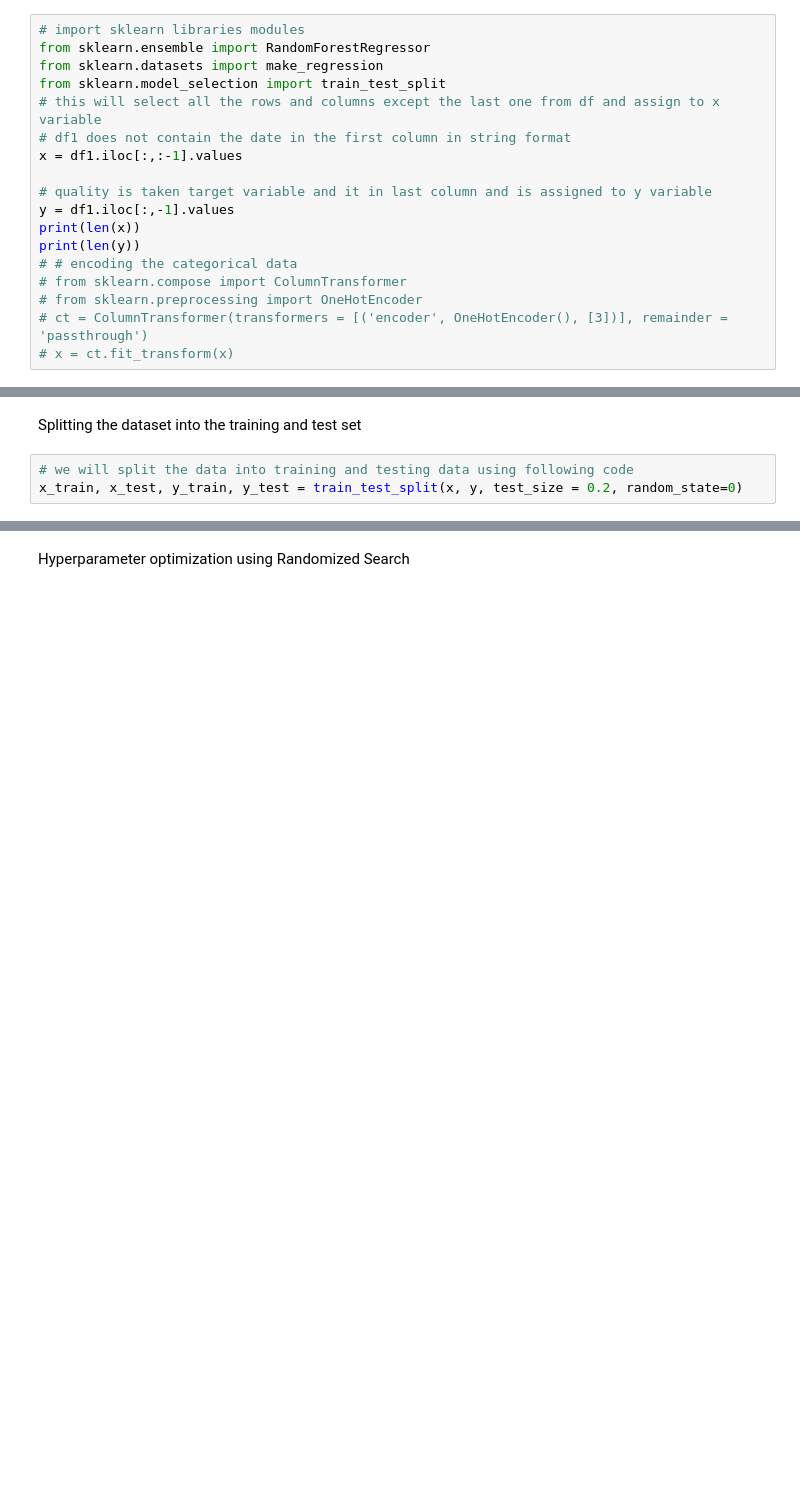
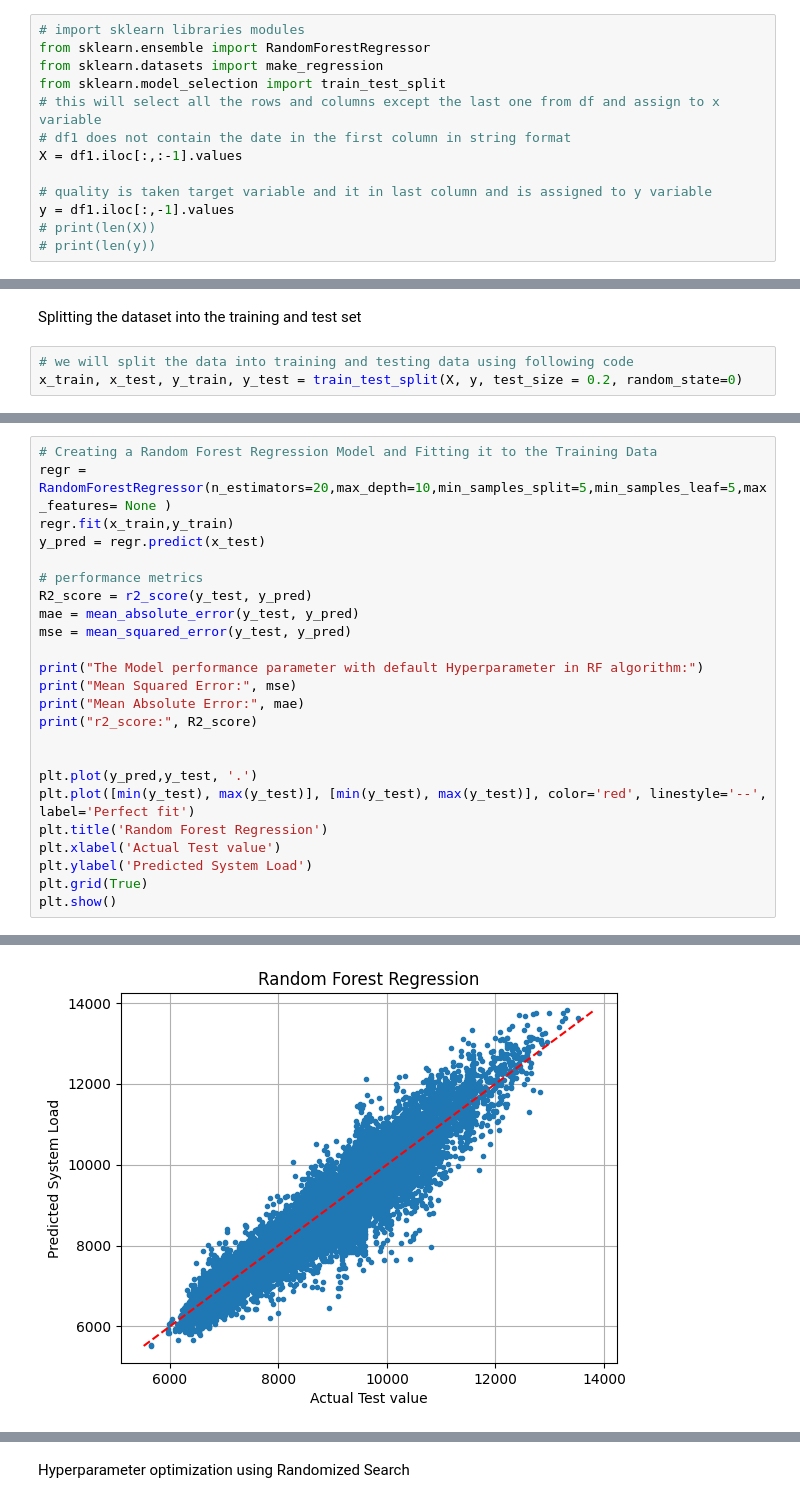
Before and after one commit to COSC5557/hyperparameter-optimization-Sanjeeb-PL, a Jupyter notebook: RandomForest.ipynb, the cells around one changed output, grey strips where cells are left out. Cells and saved outputs as stored; diff of their text form; blank space fills up the shorter version.

Commit message:
code and report updated for NN, RF for Random search and Bayesian Optimi

```diff
--- a/RandomForest.ipynb
+++ b/RandomForest.ipynb
@@ -69,14 +74,9 @@ from sklearn.datasets import make_regression
 from sklearn.model_selection import train_test_split
 # this will select all the rows and columns except the last one from df and assign to x variable
 # df1 does not contain the date in the first column in string format
-x = df1.iloc[:,:-1].values
+X = df1.iloc[:,:-1].values
 
 # quality is taken target variable and it in last column and is assigned to y variable
 y = df1.iloc[:,-1].values
-print(len(x))
-print(len(y))
-# # encoding the categorical data
-# from sklearn.compose import ColumnTransformer
-# from sklearn.preprocessing import OneHotEncoder
-# ct = ColumnTransformer(transformers = [('encoder', OneHotEncoder(), [3])], remainder = 'passthrough')
-# x = ct.fit_transform(x)
+# print(len(X))
+# print(len(y))
@@ -87,4 +84,4 @@ print(len(y))
 Splitting the dataset into the training and test set
 # %%
 # we will split the data into training and testing data using following code
-x_train, x_test, y_train, y_test = train_test_split(x, y, test_size = 0.2, random_state=0)
+x_train, x_test, y_train, y_test = train_test_split(X, y, test_size = 0.2, random_state=0)
@@ -90,0 +90,25 @@ x_train, x_test, y_train, y_test = train_test_split(x, y, test_size = 0.2, rando
+# %%
+# Creating a Random Forest Regression Model and Fitting it to the Training Data
+regr = RandomForestRegressor(n_estimators=20,max_depth=10,min_samples_split=5,min_samples_leaf=5,max_features= None )
+regr.fit(x_train,y_train)
+y_pred = regr.predict(x_test)
+
+# performance metrics
+R2_score = r2_score(y_test, y_pred)
+mae = mean_absolute_error(y_test, y_pred)
+mse = mean_squared_error(y_test, y_pred)
+
+print("The Model performance parameter with default Hyperparameter in RF algorithm:")
+print("Mean Squared Error:", mse)
+print("Mean Absolute Error:", mae)
+print("r2_score:", R2_score)
+
+
+plt.plot(y_pred,y_test, '.')
+plt.plot([min(y_test), max(y_test)], [min(y_test), max(y_test)], color='red', linestyle='--', label='Perfect fit')
+plt.title('Random Forest Regression')
+plt.xlabel('Actual Test value')
+plt.ylabel('Predicted System Load')
+plt.grid(True)
+plt.show()
+# %% [output]
@@ -90,0 +119 @@ x_train, x_test, y_train, y_test = train_test_split(x, y, test_size = 0.2, rando
+[figure, added]
```
Also changed, not shown: parts of 16 cells of this notebook, 3 other files.
